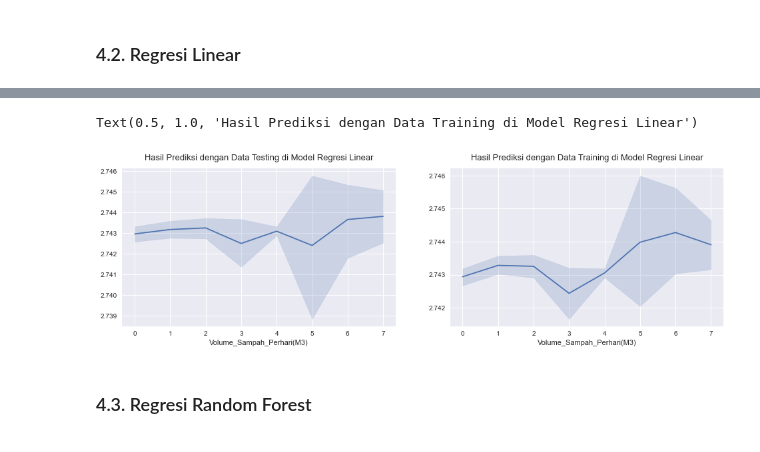
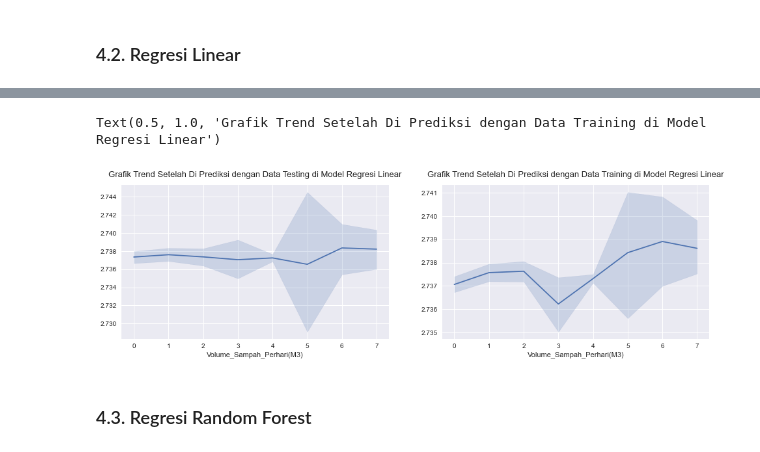
Before and after one commit to pramudianzaheka92/ProjectTugasAkhir, a Jupyter notebook: 1 - 2021/Prediksi Tingkat Pengangkutan Volume Sampah di Bulan Januari 2021.ipynb, the cells around one changed output, grey strips where cells are left out. Saved outputs shown, nothing was run; the diff lists cells and outputs as text; code cells hidden in the pictures.

Commit message:
Update Metrics (Value), and Parameters (Value) in Models

```diff
--- a/1 - 2021/Prediksi Tingkat Pengangkutan Volume Sampah di Bulan Januari 2021.ipynb
+++ b/1 - 2021/Prediksi Tingkat Pengangkutan Volume Sampah di Bulan Januari 2021.ipynb
@@ -481,9 +481,10 @@ x = data_januari[["Tanggal"]]
 
 y = data_januari["Volume_Sampah_Perhari(M3)"]
 # %%
-# Proses Split validation yaitu membagi variabel independen dan dependen menjadi data training dan data testing
+# Proses split validation yaitu membagi variabel independen dan dependen menjadi data training dan data testing
+from sklearn.model_selection import train_test_split
 
-x_train, x_test, y_train, y_test = train_test_split(x, y, test_size=0.3, random_state=37)
+x_train, x_test, y_train, y_test = train_test_split(x, y, test_size=0.2, random_state=37)
 # %% [markdown]
 Penjelasan dari proses split validation:
 
@@ -577,0 +545,9 @@ Parameter Terbaik dari Parameter positive adalah:  True
+# %%
+# Memanggil model regresi linear dari library sklearn dan kemudian melatihnya dengan data training
+from sklearn.linear_model import LinearRegression
+
+linear_regression = LinearRegression()
+linear_regression.fit(x_train, y_train)
+
+# Melihat nilai terbaik beserta parameter dari model regresi linear
+print(linear_regression.get_params())
@@ -585,11 +566,11 @@ Berdasarkan hasil output terkait pencarian parameter terbaik dari model regresi
 # %%
 # Melihat nilai prediksi dari data training dan data testing setelah dilakukan proses tuning hyperparameters
 print("----------------Nilai Prediksi dari Data Testing------------------")
-pred_test_linear = randomized_searchcv_linear.predict(x_test)
+pred_test_linear = linear_regression.predict(x_test)
 print(pred_test_linear)
 
 print("\n----------------Nilai Prediksi dari Data Training-----------------")
-pred_train_linear = randomized_searchcv_linear.predict(x_train)
+pred_train_linear = linear_regression.predict(x_train)
 print(pred_train_linear)
 # %% [output]
 ----------------Nilai Prediksi dari Data Testing------------------
@@ -636,19 +601,19 @@ Nilai Dari Metric Root Mean Squared Error:  1.73
 # %%
 # Membuat grafik untuk melihat trend data dari volume pengangkutan sampah setelah dilakukan proses pemodelan regresi linear
 plt.figure(figsize=(25, 20))
 
 # Grafik untuk melihat trend data testing setelah dilakukan proses pemodelan regresi linear
 plt.subplot(4, 3, 1)
 sns.lineplot(y_test, pred_test_linear)
-plt.title("Hasil Prediksi dengan Data Testing di Model Regresi Linear", fontsize=13, pad=13)
+plt.title("Grafik Trend Setelah Di Prediksi dengan Data Testing di Model Regresi Linear", fontsize=13, pad=13)
 
 # Grafik untuk melihat trend data training setelah dilakukan proses pemodelan regresi linear
 plt.subplot(4, 3, 2)
 sns.lineplot(y_train, pred_train_linear)
-plt.title("Hasil Prediksi dengan Data Training di Model Regresi Linear", fontsize=13, pad=13)
+plt.title("Grafik Trend Setelah Di Prediksi dengan Data Training di Model Regresi Linear", fontsize=13, pad=13)
 # %% [output]
-Text(0.5, 1.0, 'Hasil Prediksi dengan Data Training di Model Regresi Linear')
+Text(0.5, 1.0, 'Grafik Trend Setelah Di Prediksi dengan Data Training di Model Regresi Linear')
-[figure, old version]
+[figure, new version]
 # %% [markdown]
 ### 4.3. Regresi Random Forest
 # %% [markdown]
```
Also changed, not shown: parts of 21 cells of this notebook.
